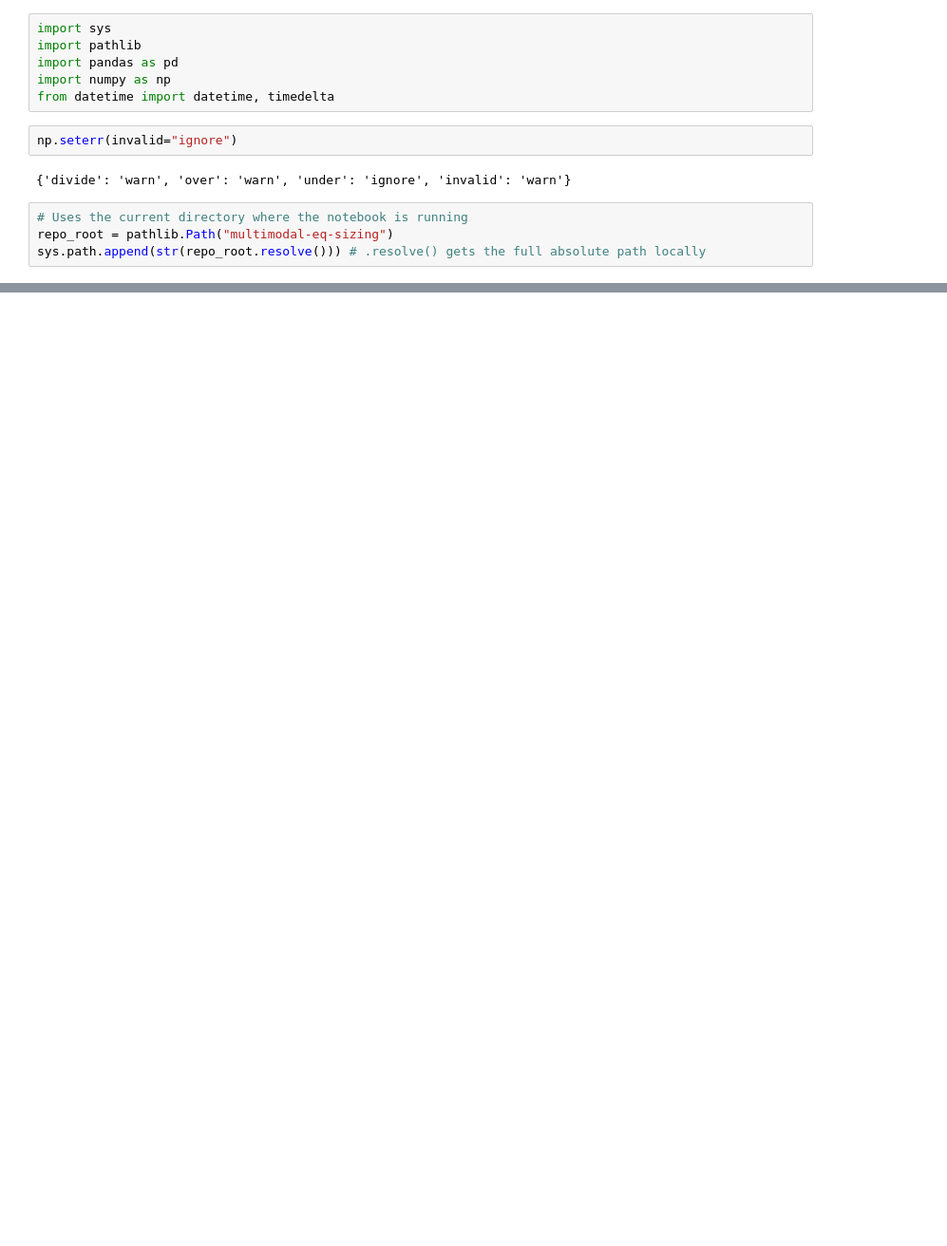
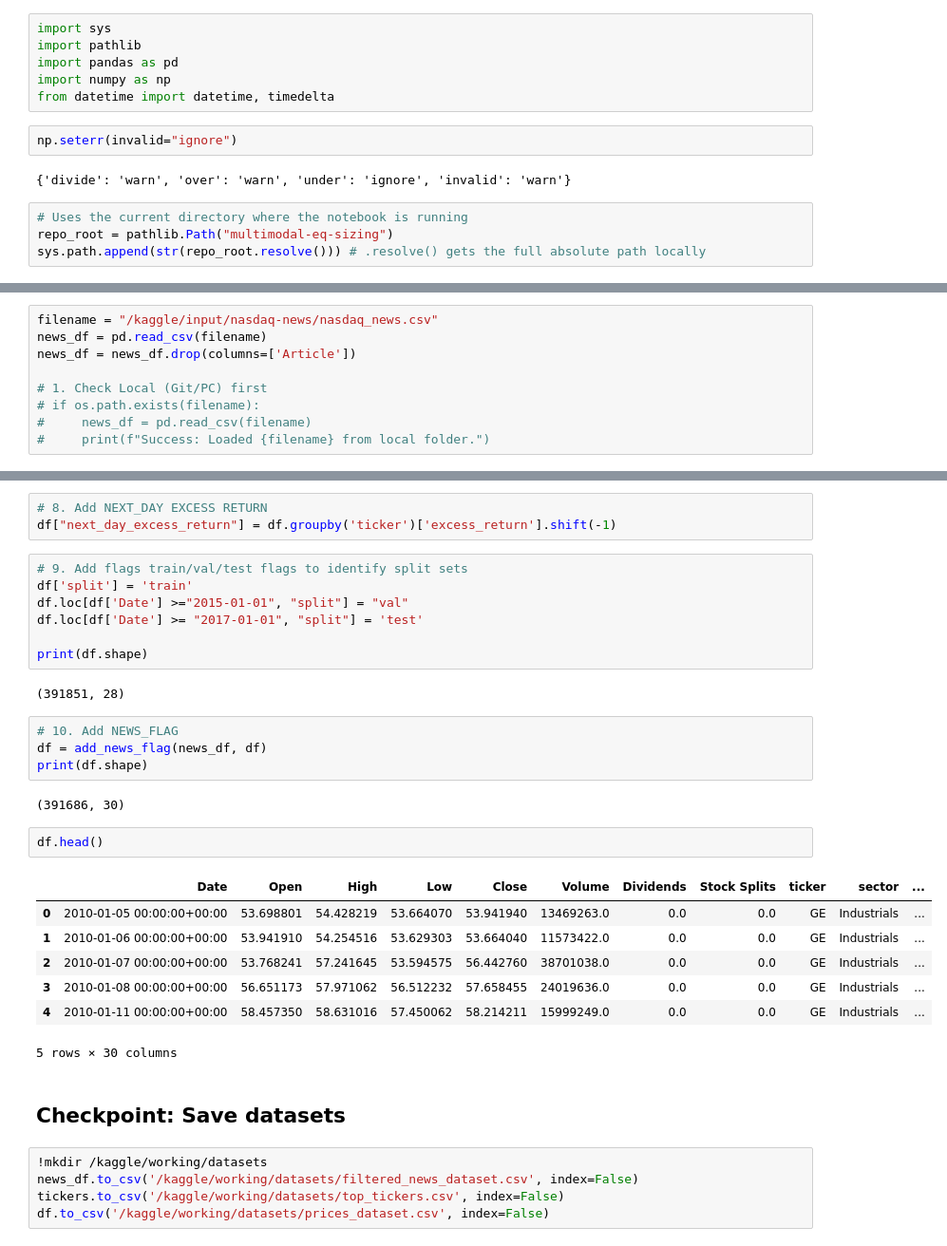
Before and after one commit to brianrp09232000/multimodal-eq-sizing, a Jupyter notebook: kaggle/01_prepare_data.ipynb, the cells around one changed output, grey strips where cells are left out. Shown at 95% size. Saved outputs shown, nothing was run; the diff lists cells and outputs as text; blank space fills up the shorter version.

Commit message:
Kaggle Notebook | FINAL_PROJECT | Final_Dataset

```diff
--- a/kaggle/01_prepare_data.ipynb
+++ b/kaggle/01_prepare_data.ipynb
@@ -322,0 +299,9 @@ get_return_data("/kaggle/working/final_dataset.csv")
+# %%
+filename = "/kaggle/input/nasdaq-news/nasdaq_news.csv"
+news_df = pd.read_csv(filename)
+news_df = news_df.drop(columns=['Article'])
+
+# 1. Check Local (Git/PC) first
+# if os.path.exists(filename):
+#     news_df = pd.read_csv(filename)
+#     print(f"Success: Loaded {filename} from local folder.")
@@ -322,0 +421,35 @@ get_return_data("/kaggle/working/final_dataset.csv")
+# %%
+# 8. Add NEXT_DAY EXCESS RETURN
+df["next_day_excess_return"] = df.groupby('ticker')['excess_return'].shift(-1)
+# %%
+# 9. Add flags train/val/test flags to identify split sets
+df['split'] = 'train'
+df.loc[df['Date'] >="2015-01-01", "split"] = "val"
+df.loc[df['Date'] >= "2017-01-01", "split"] = 'test'
+
+print(df.shape)
+# %% [output]
+(391851, 28)
+# %%
+# 10. Add NEWS_FLAG
+df = add_news_flag(news_df, df)
+print(df.shape)
+# %% [output]
+(391686, 30)
+# %%
+df.head()
+# %% [output]
+|  | Date | Open | High | Low | Close | Volume | Dividends | Stock Splits | ticker | sector | ... |
+| 0 | 2010-01-05 00:00:00+00:00 | 53.698801 | 54.428219 | 53.664070 | 53.941940 | 13469263.0 | 0.0 | 0.0 | GE | Industrials | ... |
+| 1 | 2010-01-06 00:00:00+00:00 | 53.941910 | 54.254516 | 53.629303 | 53.664040 | 11573422.0 | 0.0 | 0.0 | GE | Industrials | ... |
+| 2 | 2010-01-07 00:00:00+00:00 | 53.768241 | 57.241645 | 53.594575 | 56.442760 | 38701038.0 | 0.0 | 0.0 | GE | Industrials | ... |
+| 3 | 2010-01-08 00:00:00+00:00 | 56.651173 | 57.971062 | 56.512232 | 57.658455 | 24019636.0 | 0.0 | 0.0 | GE | Industrials | ... |
+| 4 | 2010-01-11 00:00:00+00:00 | 58.457350 | 58.631016 | 57.450062 | 58.214211 | 15999249.0 | 0.0 | 0.0 | GE | Industrials | ... |
+5 rows × 30 columns
+# %% [markdown]
+## Checkpoint: Save datasets
+# %%
+!mkdir /kaggle/working/datasets
+news_df.to_csv('/kaggle/working/datasets/filtered_news_dataset.csv', index=False)
+tickers.to_csv('/kaggle/working/datasets/top_tickers.csv', index=False)
+df.to_csv('/kaggle/working/datasets/prices_dataset.csv', index=False)
```
Also changed, not shown: parts of 70 cells of this notebook.
